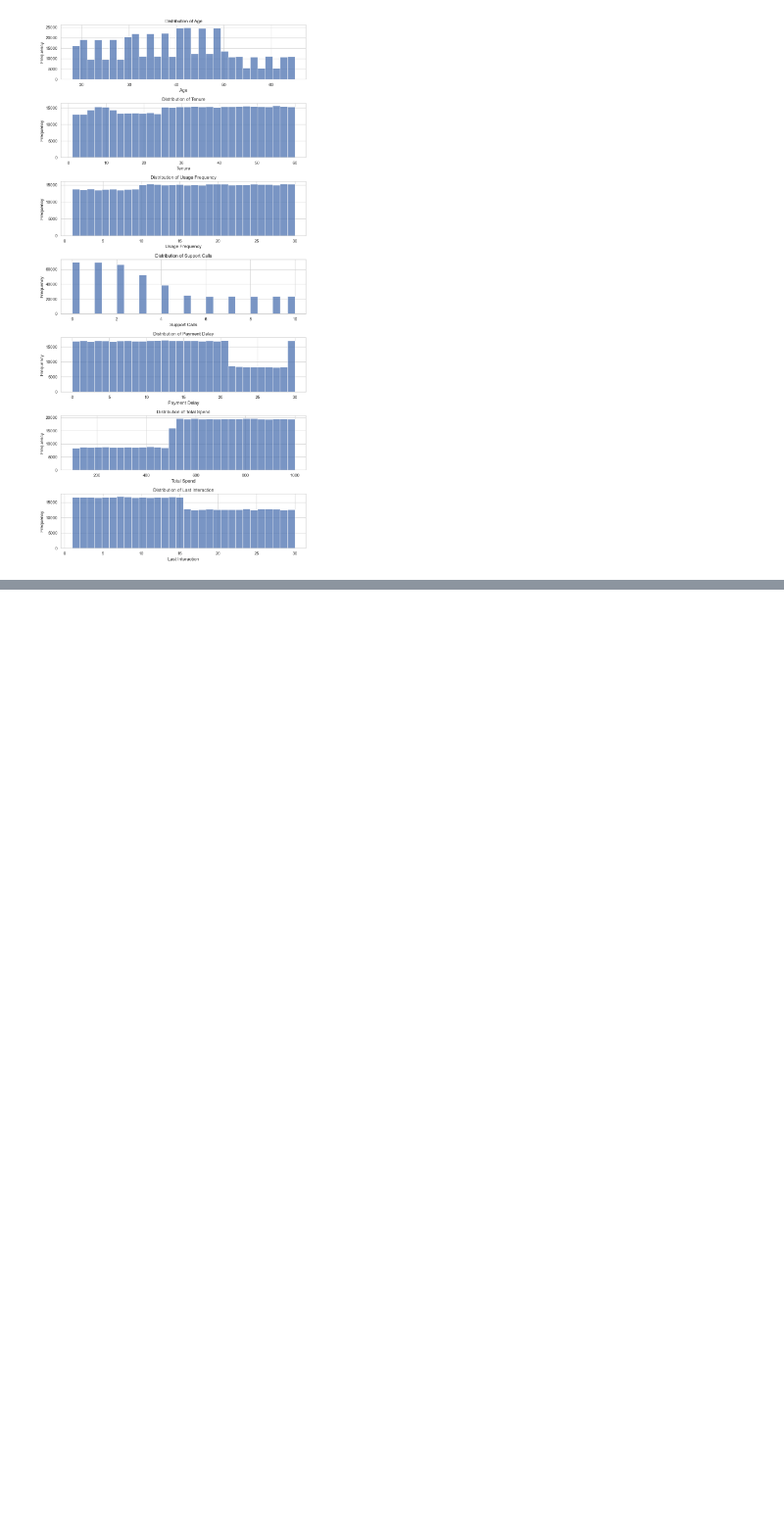
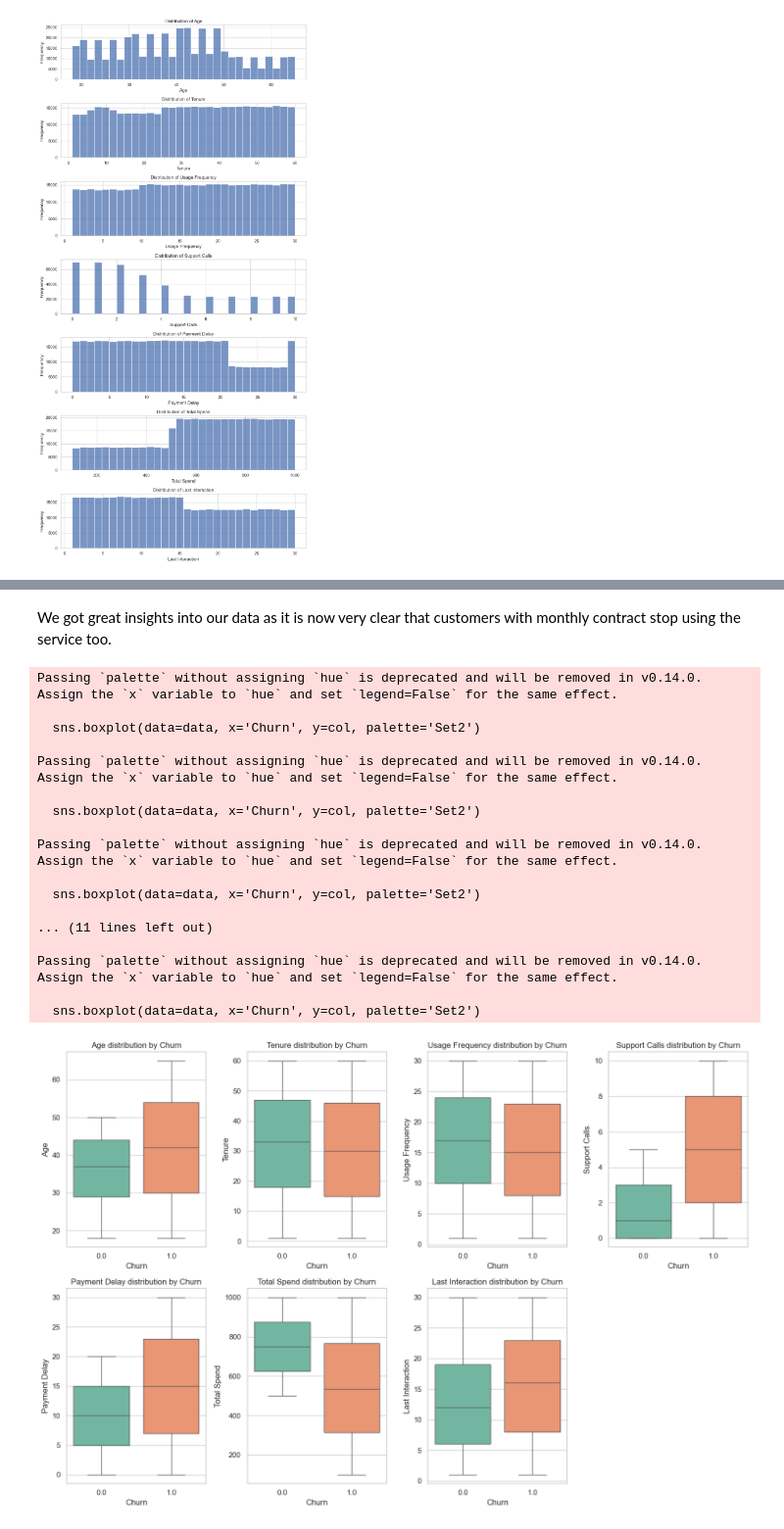
Before and after one commit to Samhitha-Jasti/churn-retention-forecasting, a Jupyter notebook: notebooks/DataExploration.ipynb, the cells around one changed output, grey strips where cells are left out. Shown: that part at 98% size. Cells and saved outputs as stored; diff of their text form; code cells hidden in the pictures; blank space fills up the shorter version.

```diff
--- a/notebooks/DataExploration.ipynb
+++ b/notebooks/DataExploration.ipynb
@@ -239,0 +270,30 @@ numerical_summary
+# %% [markdown]
+We got great insights into our data as it is now very clear that customers with monthly contract stop using the service too.
+# %%
+plt.figure(figsize=(15, 10))
+for i, col in enumerate(numerical_cols):
+    plt.subplot(2, 4, i+1)
+    # x = Churn (Split groups), y = Numerical Column
+    sns.boxplot(data=data, x='Churn', y=col, palette='Set2')
+    plt.title(f'{col} distribution by Churn')
+plt.tight_layout()
+plt.show()
+# %% [output]
+Passing `palette` without assigning `hue` is deprecated and will be removed in v0.14.0. Assign the `x` variable to `hue` and set `legend=False` for the same effect.
+
+  sns.boxplot(data=data, x='Churn', y=col, palette='Set2')
+
+Passing `palette` without assigning `hue` is deprecated and will be removed in v0.14.0. Assign the `x` variable to `hue` and set `legend=False` for the same effect.
+
+  sns.boxplot(data=data, x='Churn', y=col, palette='Set2')
+
+Passing `palette` without assigning `hue` is deprecated and will be removed in v0.14.0. Assign the `x` variable to `hue` and set `legend=False` for the same effect.
+
+  sns.boxplot(data=data, x='Churn', y=col, palette='Set2')
+
+... (11 lines left out)
+
+Passing `palette` without assigning `hue` is deprecated and will be removed in v0.14.0. Assign the `x` variable to `hue` and set `legend=False` for the same effect.
+
+  sns.boxplot(data=data, x='Churn', y=col, palette='Set2')
+[figure, added]
```
Also changed, not shown: parts of 6 cells of this notebook.
